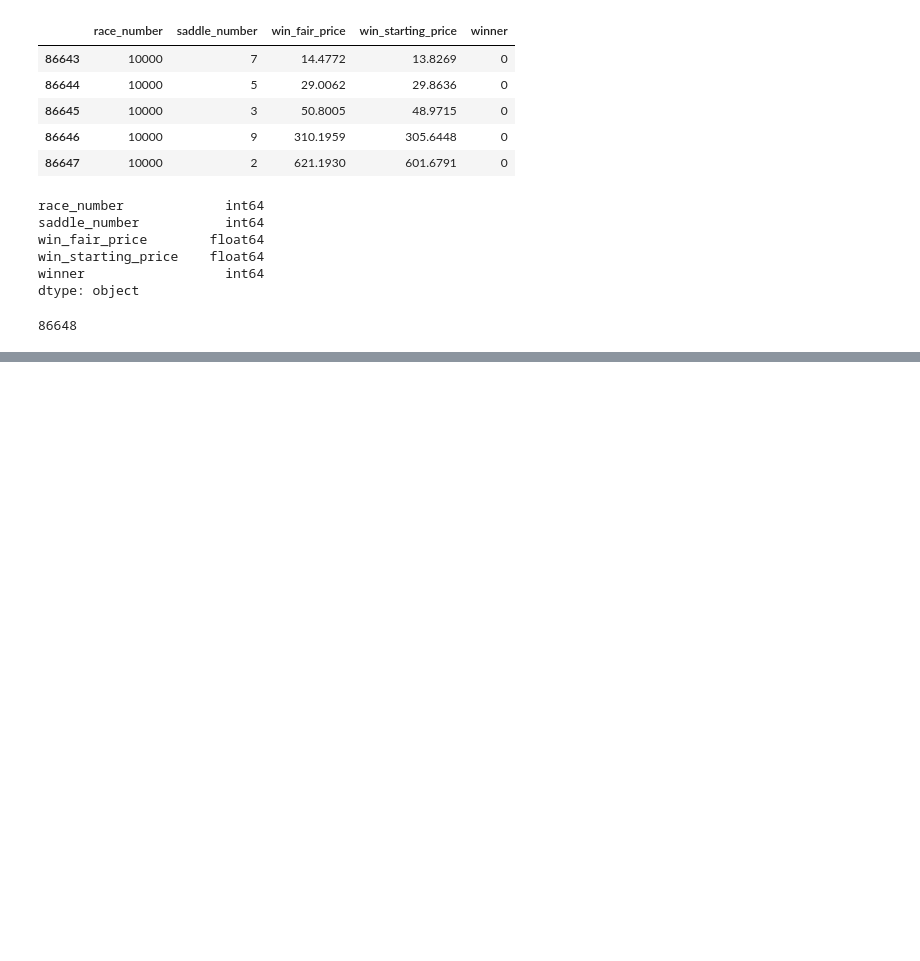
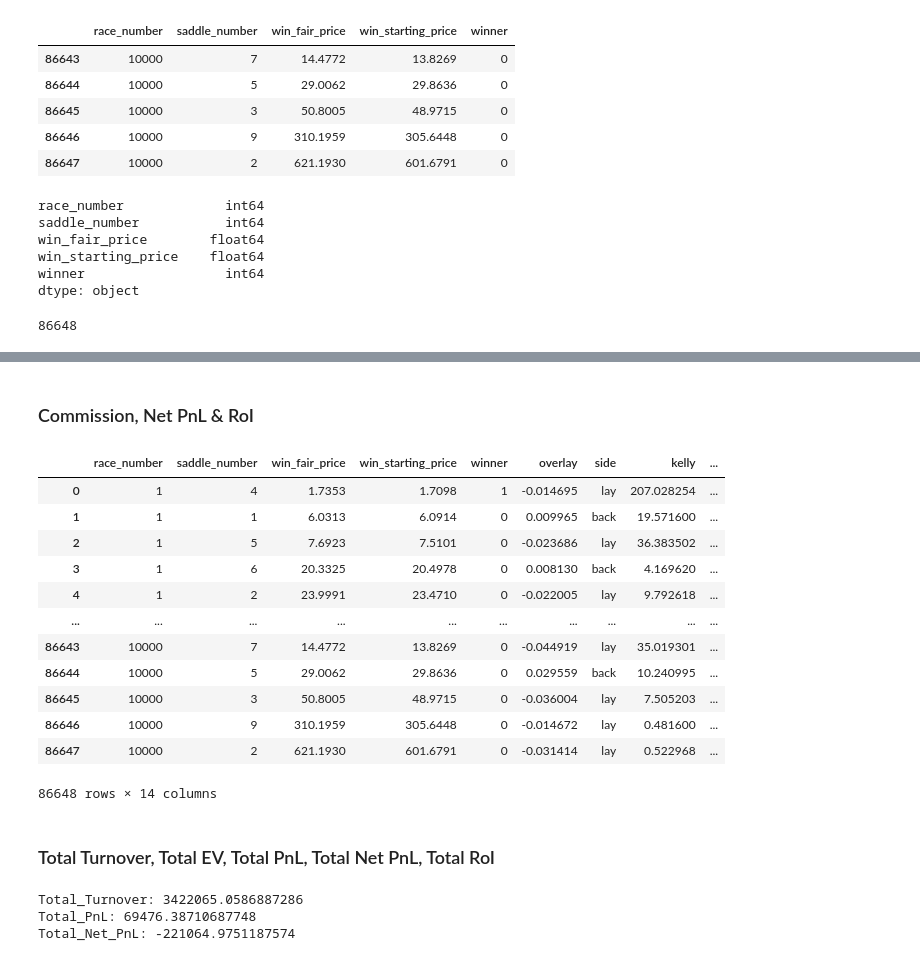
Before and after one commit to nicodosw11/betting-analysis, a Jupyter notebook: betting-analysis.ipynb, the cells around one changed output, grey strips where cells are left out. Saved outputs shown, nothing was run; the diff lists cells and outputs as text; code cells hidden in the pictures; blank space fills up the shorter version.

```diff
--- a/betting-analysis.ipynb
+++ b/betting-analysis.ipynb
@@ -35,0 +162,35 @@ len(df)
+# %% [markdown]
+### Commission, Net PnL & RoI
+# %%
+df["commission"] = abs(df["PnL"] * 0.05)
+df["Net PnL"] = df["PnL"] - df["commission"]
+df.loc[df["turnover"] == 0, "RoI"] = 0
+df.loc[df["turnover"] != 0, "RoI"] = df["Net PnL"] / df["turnover"]
+df
+# %% [output]
+|  | race_number | saddle_number | win_fair_price | win_starting_price | winner | overlay | side | kelly | ... |
+| 0 | 1 | 4 | 1.7353 | 1.7098 | 1 | -0.014695 | lay | 207.028254 | ... |
+| 1 | 1 | 1 | 6.0313 | 6.0914 | 0 | 0.009965 | back | 19.571600 | ... |
+| 2 | 1 | 5 | 7.6923 | 7.5101 | 0 | -0.023686 | lay | 36.383502 | ... |
+| 3 | 1 | 6 | 20.3325 | 20.4978 | 0 | 0.008130 | back | 4.169620 | ... |
+| 4 | 1 | 2 | 23.9991 | 23.4710 | 0 | -0.022005 | lay | 9.792618 | ... |
+| ... | ... | ... | ... | ... | ... | ... | ... | ... | ... |
+| 86643 | 10000 | 7 | 14.4772 | 13.8269 | 0 | -0.044919 | lay | 35.019301 | ... |
+| 86644 | 10000 | 5 | 29.0062 | 29.8636 | 0 | 0.029559 | back | 10.240995 | ... |
+| 86645 | 10000 | 3 | 50.8005 | 48.9715 | 0 | -0.036004 | lay | 7.505203 | ... |
+| 86646 | 10000 | 9 | 310.1959 | 305.6448 | 0 | -0.014672 | lay | 0.481600 | ... |
+| 86647 | 10000 | 2 | 621.1930 | 601.6791 | 0 | -0.031414 | lay | 0.522968 | ... |
+86648 rows × 14 columns
+# %% [markdown]
+### Total Turnover, Total EV, Total PnL, Total Net PnL, Total RoI
+# %%
+Total_Turnover = df["turnover"].sum()
+Total_PnL = df["PnL"].sum()
+Total_Net_PnL = df["Net PnL"].sum()
+print(f'Total_Turnover: {Total_Turnover}')
+print(f'Total_PnL: {Total_PnL}')
+print(f'Total_Net_PnL: {Total_Net_PnL}')
+# %% [output]
+Total_Turnover: 3422065.0586887286
+Total_PnL: 69476.38710687748
+Total_Net_PnL: -221064.9751187574
```
Also changed, not shown: parts of 11 cells of this notebook, 1 other file.
